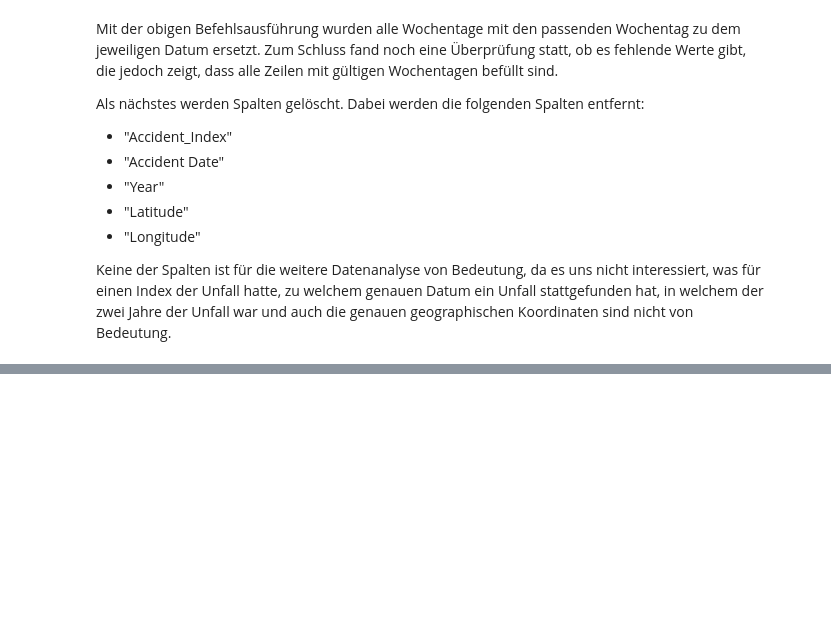
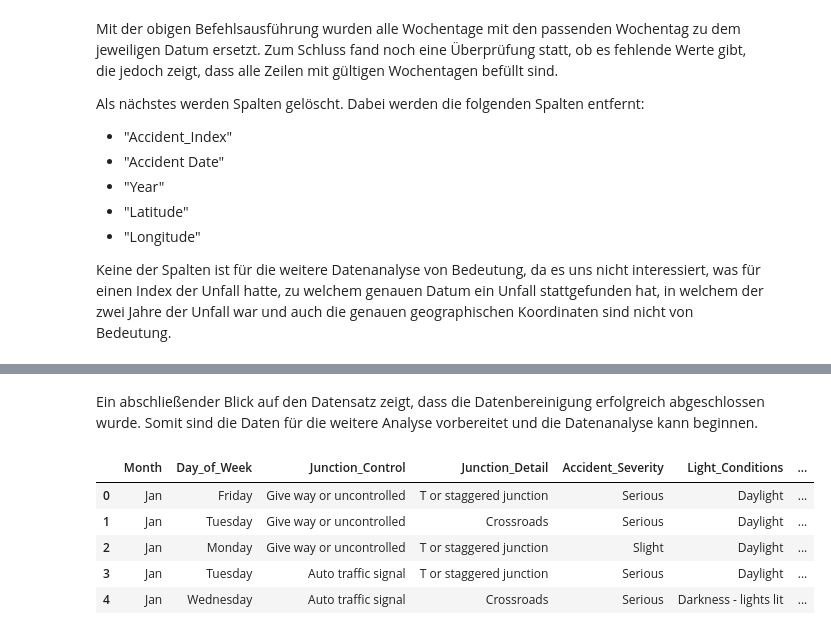
Before and after one commit to DamianM0N/Road-Accident-Dataset-deskriptive-Analyse, a Jupyter notebook: Projekt.ipynb, the cells around one changed output, grey strips where cells are left out. Drawn from its saved outputs; the diff is of its cells as text; code cells hidden in the pictures; blank space fills up the shorter version.

```diff
--- a/Projekt.ipynb
+++ b/Projekt.ipynb
@@ -342,0 +325,3 @@ memory usage: 44.6 MB
+# %%
+#Ersetzung der Null Werte zu "No Hazards"
+df["Carriageway_Hazards"] = df["Carriageway_Hazards"].fillna("No Hazards")
@@ -342,0 +332,3 @@ memory usage: 44.6 MB
+# %%
+#Ersetzung fehlender Werte durch "No Data"
+df = df.fillna({"Road_Surface_Conditions": "No Data", "Road_Type": "No Data", "Time": "No Data", "Weather_Conditions": "No Data"})
@@ -342,0 +337,20 @@ memory usage: 44.6 MB
+# %%
+#Funktion die eine gegebene Uhrzeit bei ":" teilt und die vorderste Zahl zurückgibt
+def berechne_stunde(uhrzeit):
+    #[0] am Ende wichtig, da ansonsten eine Liste im Format [XX, YY], bzw [X, YY] zurückgegeben wird
+    return uhrzeit.split(":")[0]
+
+#Ersetze alle alten Werte durch neue Werte, wobei auf jeden Eintrag die Funktion berechne_stunde angewandt wird
+df["Time"] = df["Time"].apply(berechne_stunde)
+# %% [markdown]
+Ein abschließender Blick auf den Datensatz zeigt, dass die Datenbereinigung erfolgreich abgeschlossen wurde. Somit sind die Daten für die weitere Analyse vorbereitet und die Datenanalyse kann beginnen.
+# %%
+#Ausgabe der ersten fünf Zeilen
+df.head()
+# %% [output]
+|  | Month | Day_of_Week | Junction_Control | Junction_Detail | Accident_Severity | Light_Conditions | ... |
+| 0 | Jan | Friday | Give way or uncontrolled | T or staggered junction | Serious | Daylight | ... |
+| 1 | Jan | Tuesday | Give way or uncontrolled | Crossroads | Serious | Daylight | ... |
+| 2 | Jan | Monday | Give way or uncontrolled | T or staggered junction | Slight | Daylight | ... |
+| 3 | Jan | Tuesday | Auto traffic signal | T or staggered junction | Serious | Daylight | ... |
+| 4 | Jan | Wednesday | Auto traffic signal | Crossroads | Serious | Darkness - lights lit | ... |
```
Also changed, not shown: parts of 12 cells of this notebook, 1 other file.
